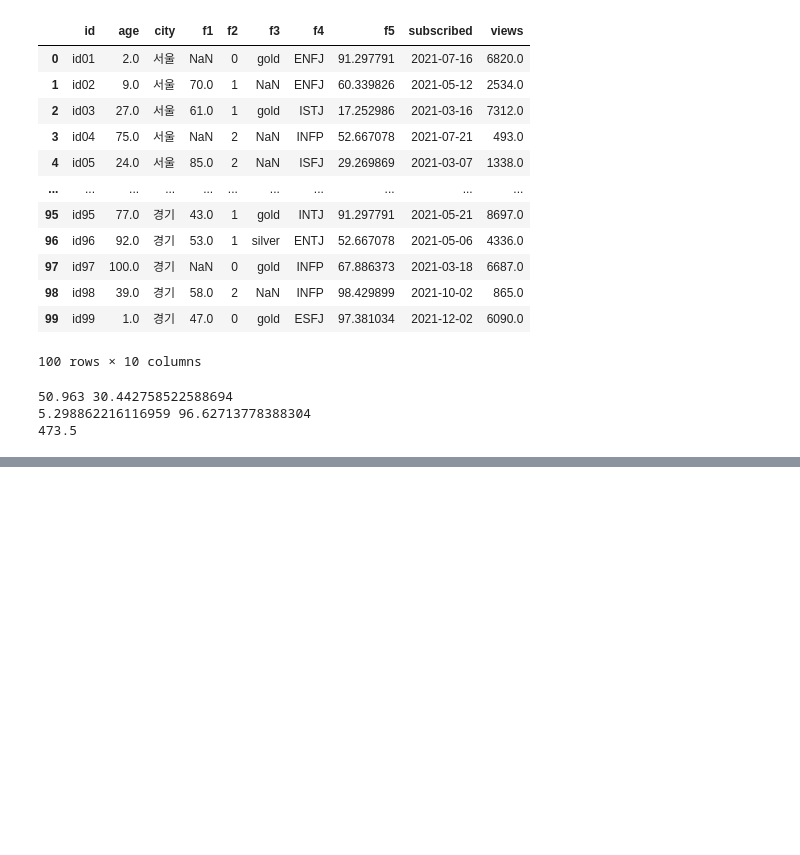
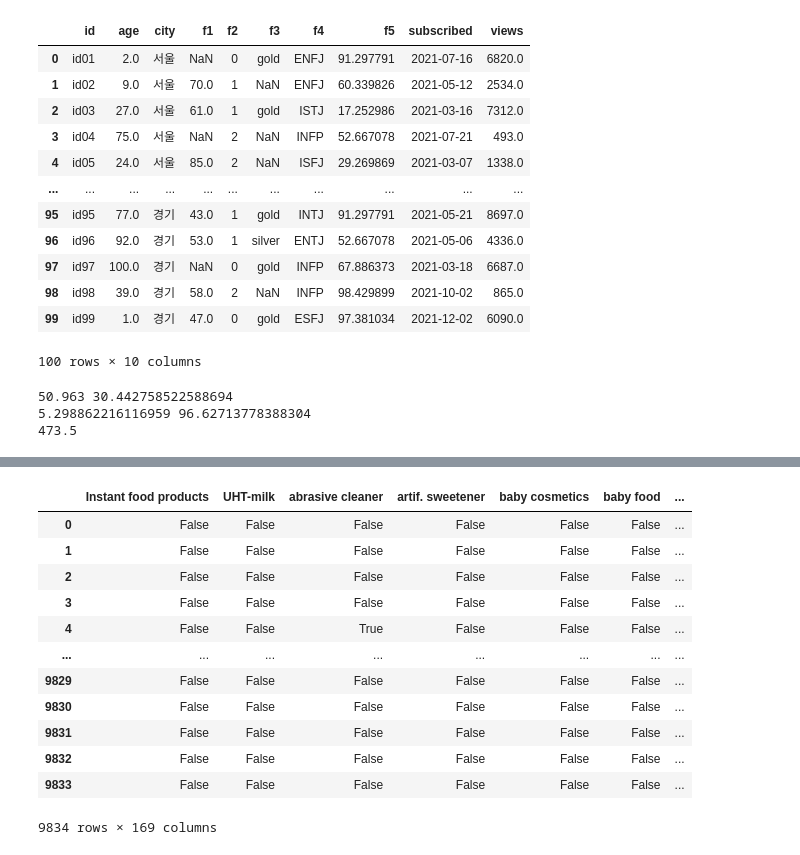
Before and after one commit to woojinhong03/school_2022_python, a Jupyter notebook: 데이터분석응용/데이터분석응용.ipynb, the cells around one changed output, grey strips where cells are left out. Cells and saved outputs as stored; diff of their text form; code cells hidden in the pictures; blank space fills up the shorter version.

```diff
--- a/데이터분석응용/데이터분석응용.ipynb
+++ b/데이터분석응용/데이터분석응용.ipynb
@@ -1614,0 +1678,4 @@ print (members [(cond1) | (cond2)]['age'].sum())
+# %%
+import pandas as pd
+df = pd.read_csv('groceries.csv')
+df.head()
@@ -1614,0 +1689,3 @@ print (members [(cond1) | (cond2)]['age'].sum())
+# %%
+df_split = df.iloc[:,0].str.split(',',expand = True)
+df_split.values
@@ -1614,0 +1703,7 @@ print (members [(cond1) | (cond2)]['age'].sum())
+# %%
+df_split_ary = df_split.values
+groceries = []
+for i in range(len(df_split_ary)):
+    temp = list(filter(None, df_split_ary[i]))
+    groceries.append(temp)
+groceries
@@ -1614,0 +1728,21 @@ print (members [(cond1) | (cond2)]['age'].sum())
+# %%
+from mlxtend.preprocessing import TransactionEncoder
+import pandas as pd
+te = TransactionEncoder()
+groceries_tr = te.fit_transform(groceries)
+groceries_tr = pd.DataFrame(groceries_tr, columns = te.columns_)
+groceries_tr
+# %% [output]
+|  | Instant food products | UHT-milk | abrasive cleaner | artif. sweetener | baby cosmetics | baby food | ... |
+| 0 | False | False | False | False | False | False | ... |
+| 1 | False | False | False | False | False | False | ... |
+| 2 | False | False | False | False | False | False | ... |
+| 3 | False | False | False | False | False | False | ... |
+| 4 | False | False | True | False | False | False | ... |
+| ... | ... | ... | ... | ... | ... | ... | ... |
+| 9829 | False | False | False | False | False | False | ... |
+| 9830 | False | False | False | False | False | False | ... |
+| 9831 | False | False | False | False | False | False | ... |
+| 9832 | False | False | False | False | False | False | ... |
+| 9833 | False | False | False | False | False | False | ... |
+9834 rows × 169 columns
```
Also changed, not shown: parts of 15 cells of this notebook, 2 other files.
